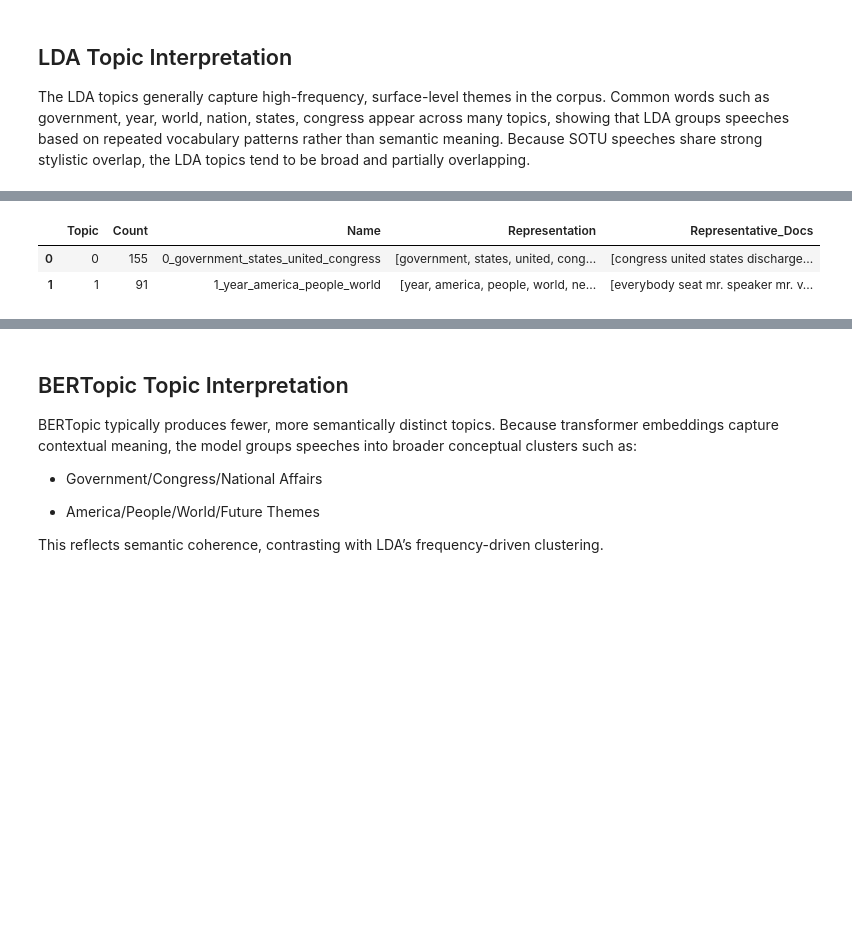
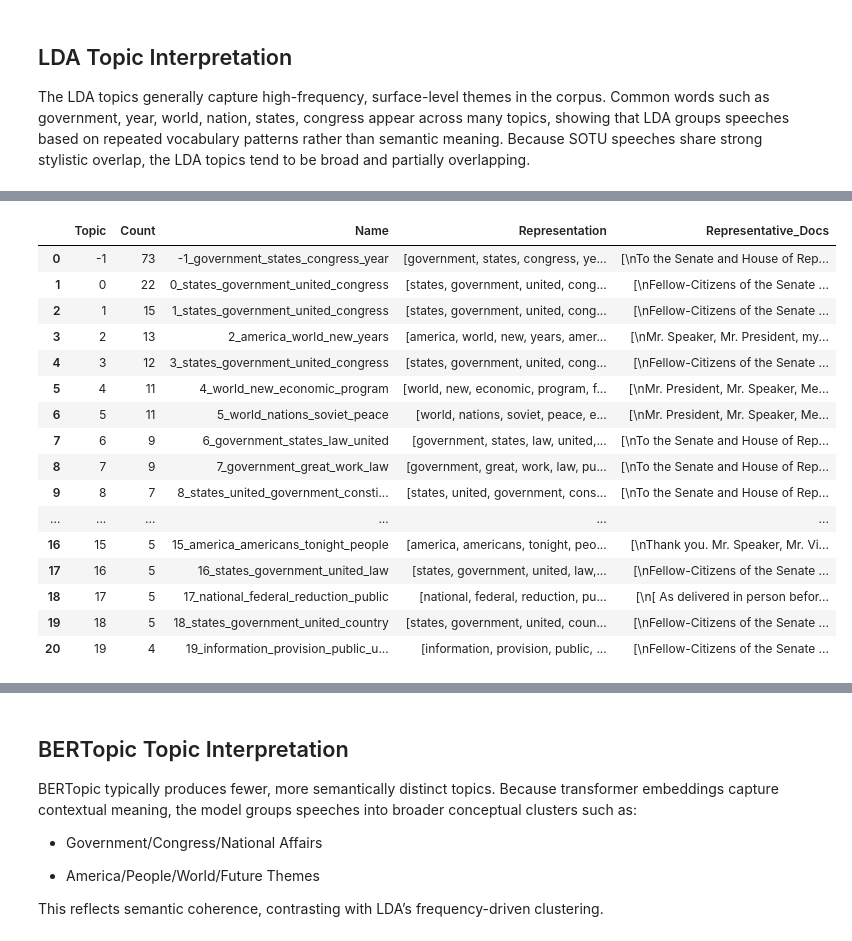
Before and after one commit to UCB-stat-159-f25/proj02-group23, a Jupyter notebook: nlp-P03.ipynb, the cells around one changed output, grey strips where cells are left out. Cells and saved outputs as stored; diff of their text form; code cells hidden in the pictures; blank space fills up the shorter version.

```diff
--- a/nlp-P03.ipynb
+++ b/nlp-P03.ipynb
@@ -101,13 +101,0 @@ for doc in processed_docs:
-# %%
-from bertopic import BERTopic
-
-topic_model = BERTopic()
-topics, probs = topic_model.fit_transform(clean_docs)
-
-
-topic_info = topic_model.get_topic_info()
-topic_info.head()
-# %% [output]
-|  | Topic | Count | Name | Representation | Representative_Docs |
-| 0 | 0 | 155 | 0_government_states_united_congress | [government, states, united, cong... | [congress united states discharge... |
-| 1 | 1 | 91 | 1_year_america_people_world | [year, america, people, world, ne... | [everybody seat mr. speaker mr. v... |
@@ -113,0 +114,21 @@ topic_info.head()
+# %%
+topic_info = topic_model.get_topic_info()
+topic_info
+# %% [output]
+|  | Topic | Count | Name | Representation | Representative_Docs |
+| 0 | -1 | 73 | -1_government_states_congress_year | [government, states, congress, ye... | [\nTo the Senate and House of Rep... |
+| 1 | 0 | 22 | 0_states_government_united_congress | [states, government, united, cong... | [\nFellow-Citizens of the Senate ... |
+| 2 | 1 | 15 | 1_states_government_united_congress | [states, government, united, cong... | [\nFellow-Citizens of the Senate ... |
+| 3 | 2 | 13 | 2_america_world_new_years | [america, world, new, years, amer... | [\nMr. Speaker, Mr. President, my... |
+| 4 | 3 | 12 | 3_states_government_united_congress | [states, government, united, cong... | [\nFellow-Citizens of the Senate ... |
+| 5 | 4 | 11 | 4_world_new_economic_program | [world, new, economic, program, f... | [\nMr. President, Mr. Speaker, Me... |
+| 6 | 5 | 11 | 5_world_nations_soviet_peace | [world, nations, soviet, peace, e... | [\nMr. President, Mr. Speaker, Me... |
+| 7 | 6 | 9 | 6_government_states_law_united | [government, states, law, united,... | [\nTo the Senate and House of Rep... |
+| 8 | 7 | 9 | 7_government_great_work_law | [government, great, work, law, pu... | [\nTo the Senate and House of Rep... |
+| 9 | 8 | 7 | 8_states_united_government_consti... | [states, united, government, cons... | [\nTo the Senate and House of Rep... |
+| ... | ... | ... | ... | ... | ... |
+| 16 | 15 | 5 | 15_america_americans_tonight_people | [america, americans, tonight, peo... | [\nThank you. Mr. Speaker, Mr. Vi... |
+| 17 | 16 | 5 | 16_states_government_united_law | [states, government, united, law,... | [\nFellow-Citizens of the Senate ... |
+| 18 | 17 | 5 | 17_national_federal_reduction_public | [national, federal, reduction, pu... | [\n[ As delivered in person befor... |
+| 19 | 18 | 5 | 18_states_government_united_country | [states, government, united, coun... | [\nFellow-Citizens of the Senate ... |
+| 20 | 19 | 4 | 19_information_provision_public_u... | [information, provision, public, ... | [\nFellow-Citizens of the Senate ... |
```
Also changed, not shown: parts of 15 cells of this notebook, 5 other files.
